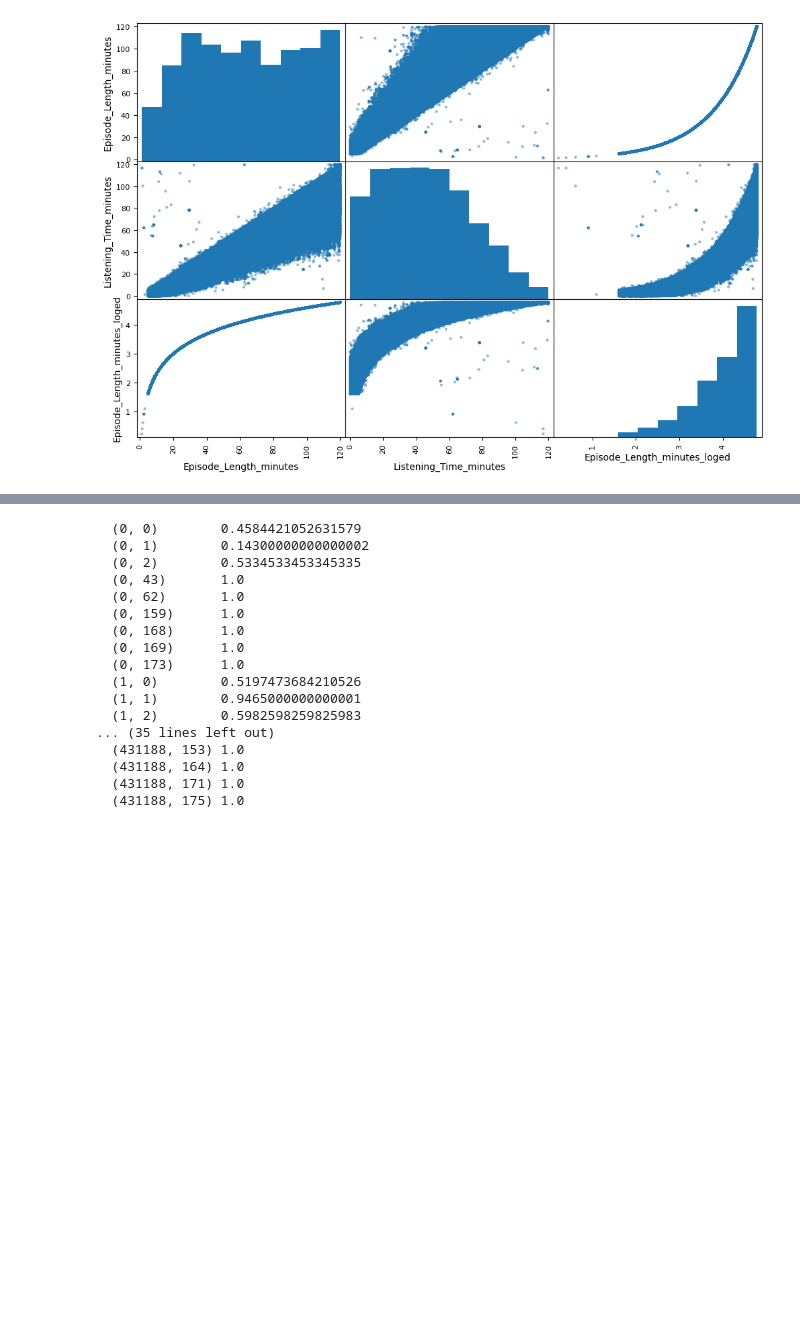
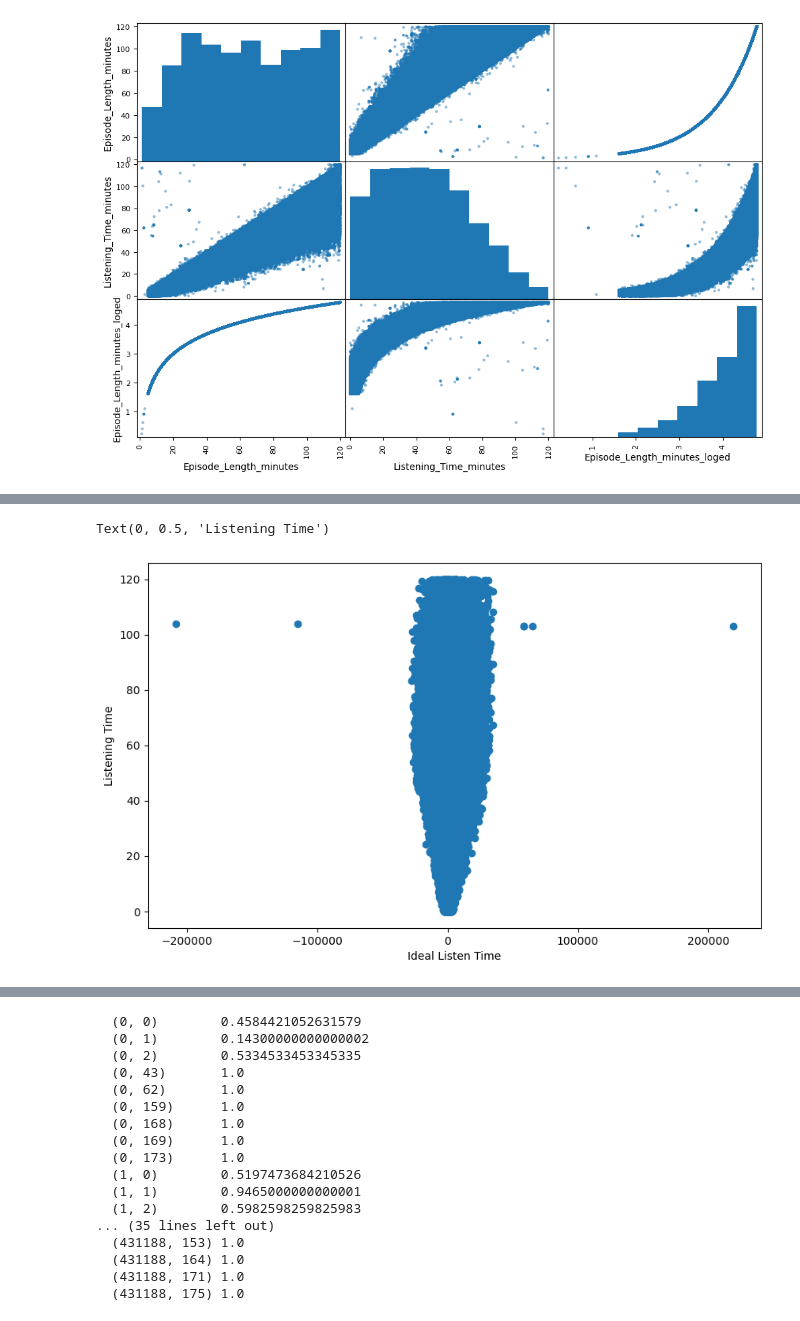
Before and after one commit to XinyangNick/Predict-Podcast-Listening-Music, a Jupyter notebook: code.ipynb, the cells around one changed output, grey strips where cells are left out. Drawn from its saved outputs; the diff is of its cells as text; code cells hidden in the pictures; blank space fills up the shorter version.

```diff
--- a/code.ipynb
+++ b/code.ipynb
@@ -328,0 +340,12 @@ KeyboardInterrupt:
+# %%
+# create a new column ideal_listen_time which mutiply the Episode_Length_minutes by the difference between the host and guest popularity percentage
+train_df['ideal_listen_time'] = train_df['Episode_Length_minutes'] * (train_df['Host_Popularity_percentage'] - train_df['Guest_Popularity_percentage']) * train_df['Number_of_Ads']
+
+# Plot the scatter plot between ideal_listen_time and Listening_Time_minutes
+plt.figure(figsize=(10, 6))
+plt.scatter(train_df['ideal_listen_time'], train_df['Listening_Time_minutes'])
+plt.xlabel('Ideal Listen Time')
+plt.ylabel('Listening Time')
+# %% [output]
+Text(0, 0.5, 'Listening Time')
+[figure, added]
```
Also changed, not shown: parts of 4 cells of this notebook, 3 other files.
